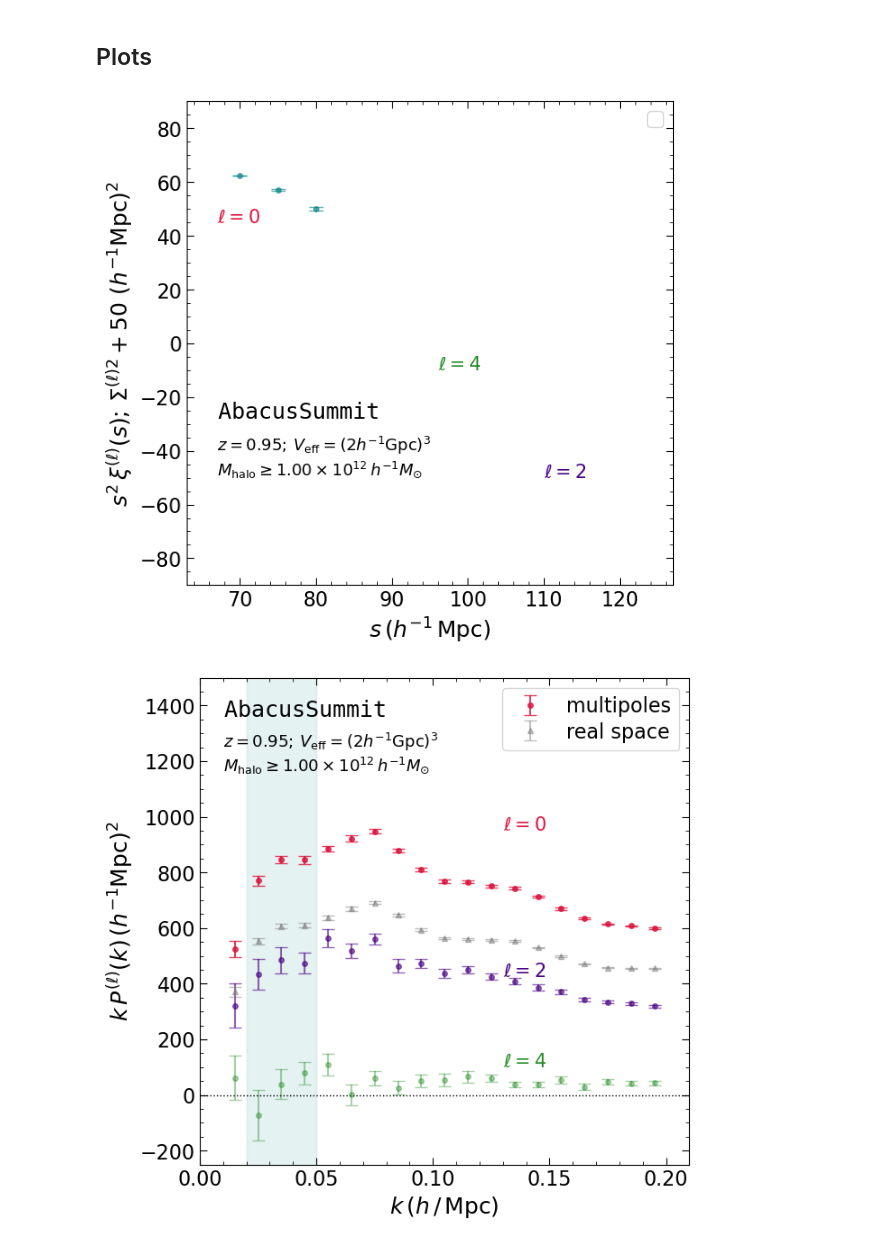
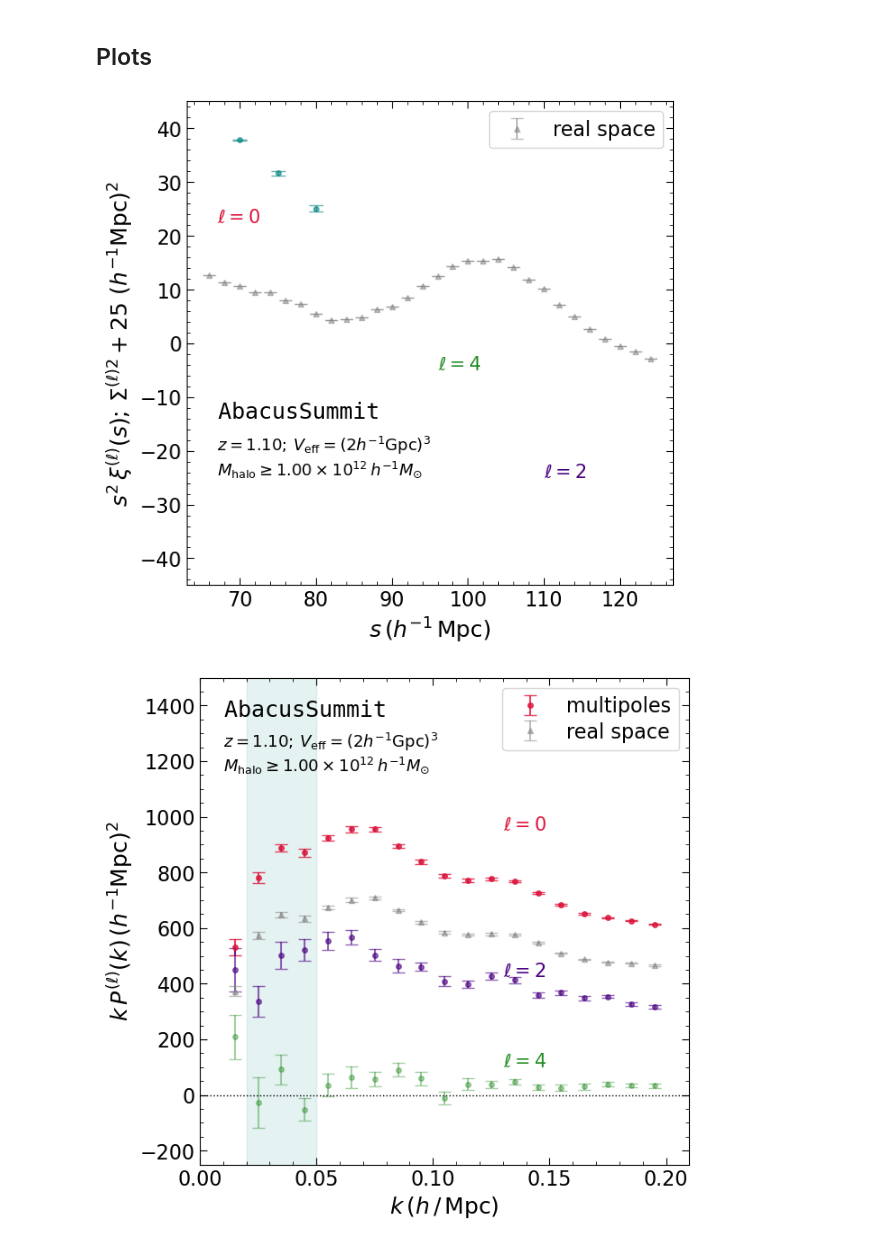
Before and after one commit to a-paranjape/zeldovich-smearing, a Jupyter notebook: examples/Pairwise_Visualize_Abacus.ipynb, the cells around one changed output. Drawn from its saved outputs; the diff is of its cells as text; code cells hidden in the pictures.

Commit message:
ongoing update for constructing Euclid-ELG sample

```diff
--- a/examples/Pairwise_Visualize_Abacus.ipynb
+++ b/examples/Pairwise_Visualize_Abacus.ipynb
@@ -64,10 +64,10 @@ Sample = 'Euclid-ELG'
 
 config_dict = {'DESI-LRG2': {'redshift':0.80,'Mmin':8e12,'phase':0,
                              'sample_root':'AbacusSummit/base_c000/'},
-               'Euclid-ELG':{'redshift':0.95,'Mmin':1e12,'phase':1,
+               'Euclid-ELG':{'redshift':1.10,'Mmin':1e12,'phase':1,
                              'sample_root':'AbacusSummit/base_c000/'}}
 
-Redshift = config_dict[Sample]['redshift'] # [also 0.1 available for 'DESI-LRG2-x3/AP']
+Redshift = config_dict[Sample]['redshift'] # [also 0.1,0.8 available for 'DESI-LRG2-x3/AP']
 # %%
 Plots_Dir = Base_Dir + 'plots/' + Sample + '/'
 Path(Plots_Dir).mkdir(parents=True,exist_ok=True) # folder to store plots
@@ -77,7 +77,7 @@ Data_Dir = Base_Dir + 'data/AbacusSummit/base_c000/' + Sample + '/'
 Include_Sig2Obs = True if 'noAP' not in Sample else False
 # below should match what was used (safest not to change defaults)
 L_Max = 3
-N_Phase = 3
+N_Phase = 25
 # Mmin_dict = {'DESI-LRG2':8e12,
 #              'DESI-LRG2-AP-x3':8e12 if Redshift > 0.5 else 1.25e13,
 #              'DESI-LRG2-noAP-x3':8e12 if Redshift > 0.5 else 1.25e13}
@@ -158,6 +160,7 @@ Reading file: ./data/AbacusSummit/base_c000/Euclid-ELG/Pk_lgMmin12.00_z0.950.txt
 Save_Fig = False
 # %%
 cols = ['crimson','indigo','forestgreen']
+YFac = 1 if Sample != 'Euclid-ELG' else 2.0#1.5
 
 if Sample[-2-len(str(N_Phase)):] == '-x{0:d}'.format(N_Phase):
     zV_text = '$z = {0:.2f}; \\, V_{{\\rm eff}} = {1:d}\\times(2h^{{-1}}{{\\rm Gpc}})^{{3}}$'.format(Redshift,N_Phase)
@@ -167,37 +170,37 @@ else:
 plt.figure(figsize=(7,7))
 plt.xlabel('$s\\,(h^{{-1}}\\,{{\\rm Mpc}})$')
 plt.xlim(63,127)
-plt.ylim(-90,90)
+plt.ylim(-90/YFac,90/YFac)
 ylabel = '$s^{{2}}\\,\\xi^{{(\\ell)}}(s)$'
 if Include_Sig2Obs:
-    off_vert = 50
-    ylabel += '$;\\,\\Sigma^{{(\\ell)2}}+{0:d}$'.format(off_vert)
+    off_vert = 50//YFac
+    ylabel += '$;\\,\\Sigma^{{(\\ell)2}}+{0:.0f}$'.format(off_vert)
 ylabel += '$\\,\\,(h^{{-1}}{{\\rm Mpc}})^{{2}}$'
 plt.ylabel(ylabel)
-for L in range(L_Max):
-    data_label = 'multipoles' if L==0 else None
+# for L in range(L_Max):
+#     data_label = 'multipoles' if L==0 else None
 #     plt.errorbar(scales,scales**2*xi[L],yerr=scales**2*err_xi[L],
 #                  c=cols[L],ls='none',capsize=5,marker='o',markersize=4,alpha=1-0.2*(L+1),label=data_label)
-# plt.errorbar(scales_real,scales_real**2*xi_real,yerr=scales_real**2*err_xi_real,
-#              c='gray',ls='none',capsize=5,marker='^',markersize=4,alpha=0.5,label='real space')
+plt.errorbar(scales_real,scales_real**2*xi_real,yerr=scales_real**2*err_xi_real,
+             c='gray',ls='none',capsize=5,marker='^',markersize=4,alpha=0.5,label='real space')
 
 if Include_Sig2Obs:
     Sigx = np.linspace(70,70+5*(L_Max-1),L_Max).astype(int)
     plt.errorbar(Sigx,Sig2obs+off_vert,yerr=err_Sig2obs,
                  marker='o',ls='none',c='teal',capsize=6,markersize=4,lw=1,alpha=0.6)
 
-plt.text(67,77-105,'$\\tt{{AbacusSummit}}$',fontsize=FS)
-plt.text(67,65-105,zV_text,fontsize=FS3)
+plt.text(67,(77-105)/YFac,'$\\tt{{AbacusSummit}}$',fontsize=FS)
+plt.text(67,(65-105)/YFac,zV_text,fontsize=FS3)
 mmin_expo = 12.0 if Redshift > 0.5 else 13.0
 mmin_absc = M_min/10**mmin_expo
 mmin_text = '$M_{{\\rm halo}} \\geq {0:.2f}\\times 10^{{{1:.0f}}}\\, h^{{-1}}M_{{\\odot}}$'.format(mmin_absc,mmin_expo)
-plt.text(67,56-105,mmin_text,fontsize=FS3)
+plt.text(67,(56-105)/YFac,mmin_text,fontsize=FS3)
 
-plt.text(67,45,'$\ell = 0$',fontsize=FS2,c=cols[0])
+plt.text(67,45/YFac,'$\ell = 0$',fontsize=FS2,c=cols[0])
 if L_Max > 1:
-    plt.text(110,-50,'$\ell = 2$',fontsize=FS2,c=cols[1])
+    plt.text(110,-50/YFac,'$\ell = 2$',fontsize=FS2,c=cols[1])
     if L_Max == 3:
-        plt.text(96,-10,'$\ell = 4$',fontsize=FS2,c=cols[2])
+        plt.text(96,-10/YFac,'$\ell = 4$',fontsize=FS2,c=cols[2])
 
 plt.legend(loc='upper right')
 plt.minorticks_on()
@@ -208,7 +211,7 @@ if Save_Fig:
 plt.show()
 
 if Include_Sig2Obs:
-    YFac = 1.0 if Sample != 'Euclid-ELG' else 2.0
+    YFac = 1 if Sample != 'Euclid-ELG' else 2.0
     plt.figure(figsize=(7,7))
     plt.xlabel('$k\\,(h\\,/\\,{{\\rm Mpc}})$')
     plt.xlim(0,0.21)
@@ -220,36 +223,32 @@ if Include_Sig2Obs:
         plt.errorbar(Pk[0],Pk[0]*Pk[2*L+1],yerr=Pk[0]*Pk[2*L+2],
                      c=cols[L],ls='none',capsize=5,marker='o',markersize=4,alpha=1-0.2*(L+1),label=data_label)
     # khfac = 1+2*0.2/3+0.2**2/5
     plt.errorbar(Pk_real[0],Pk_real[0]*Pk_real[1],yerr=Pk_real[0]*Pk_real[2],
                  c='gray',ls='none',capsize=5,marker='^',markersize=4,alpha=0.5,label='real space')
     plt.axhline(0.0,c='k',ls=':',lw=1)
     yvals = np.linspace(-5000/YFac,5000/YFac,10)
     plt.fill_betweenx(yvals,K_Max*np.ones_like(yvals),K_Min*np.ones_like(yvals),color='teal',alpha=0.1)
     plt.legend(loc='upper right')
     plt.minorticks_on()
 
     plt.text(0.01,2720/YFac,'$\\tt{{AbacusSummit}}$',fontsize=FS)
-    # if Sample[-2-len(str(N_Phase)):] == '-x{0:d}'.format(N_Phase):
-    #     zV_text = '$z = {0:.1f}; \\, V_{{\\rm eff}} = {1:d}\\times(2h^{{-1}}{{\\rm Gpc}})^{{3}}$'.format(Redshift,N_Phase)
-    # else:
-    #     zV_text = '$z = {0:.1f}; \\, V_{{\\rm eff}} = (2h^{{-1}}{{\\rm Gpc}})^{{3}}$'.format(Redshift)
     plt.text(0.01,2500/YFac,zV_text,fontsize=FS3)
     mmin_expo = 12.0 if Redshift > 0.5 else 13.0
     mmin_absc = M_min/10**mmin_expo
     mmin_text = '$M_{{\\rm halo}} \\geq {0:.2f}\\times 10^{{{1:.0f}}}\\, h^{{-1}}M_{{\\odot}}$'.format(mmin_absc,mmin_expo)
     plt.text(0.01,2330/YFac,mmin_text,fontsize=FS3)
 
     plt.text(0.13,1900/YFac,'$\ell = 0$',fontsize=FS2,c=cols[0])
     if L_Max > 1:
         plt.text(0.13,850/YFac,'$\ell = 2$',fontsize=FS2,c=cols[1])
         if L_Max == 3:
             plt.text(0.13,200/YFac,'$\ell = 4$',fontsize=FS2,c=cols[2])
 
     if Save_Fig:
         Pk_Plot_File = Plots_Dir + File_Stem_Pk + '.pdf'
         print('Writing to file: '+Pk_Plot_File)
         plt.savefig(Pk_Plot_File,bbox_inches='tight')
     plt.show()
 # %% [output]
-[figure, old version]
+[figure, new version]
-[figure, old version]
+[figure, new version]
```
Also changed, not shown: parts of 1 cell of this notebook, 2 other files.
